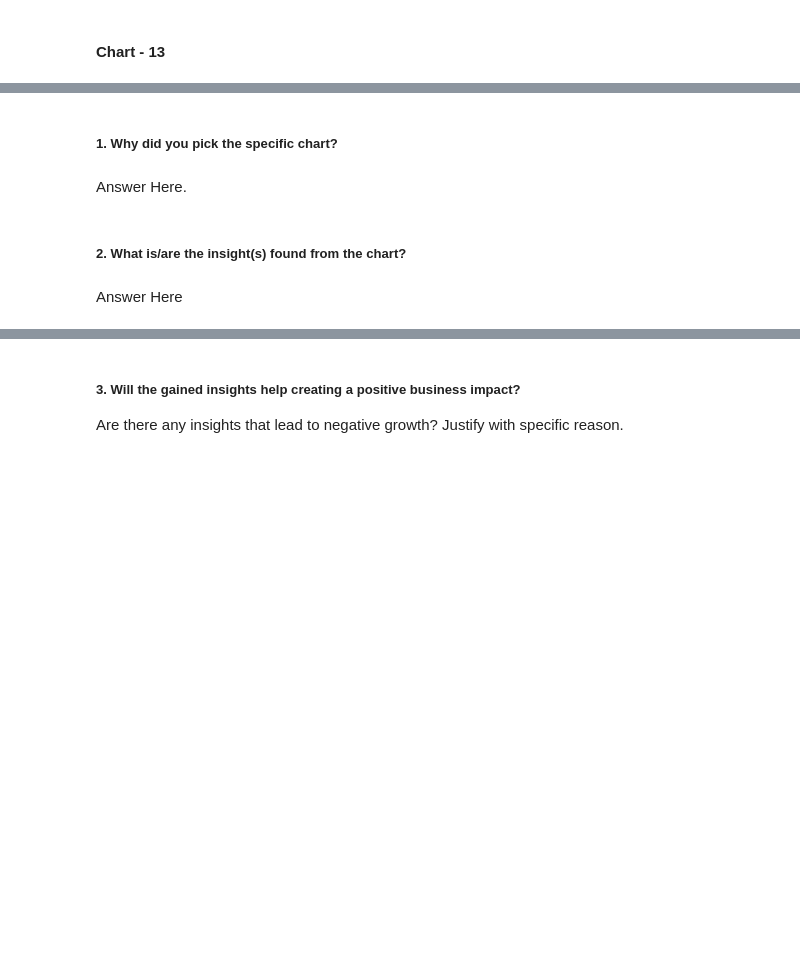
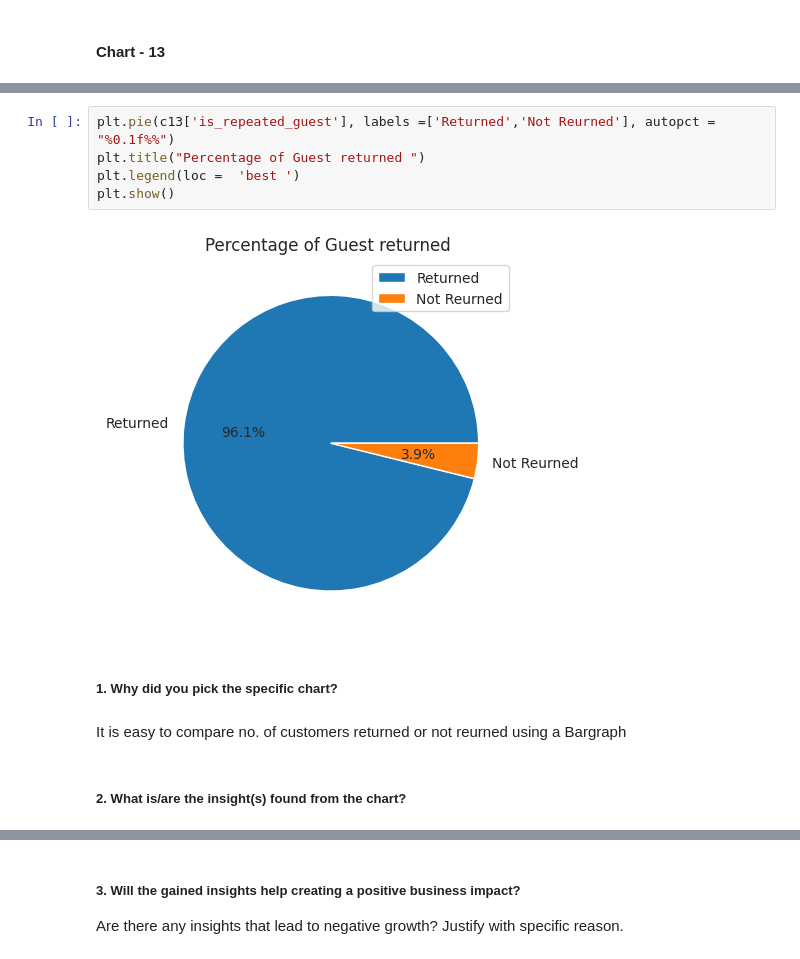
Before and after one commit to Hrishik-D/CapstoneProject_EDA_Hotel_Analysis, a Jupyter notebook: EDA_Hotel_Analysis_Individual.ipynb, the cells around one changed output, grey strips where cells are left out. Drawn from its saved outputs; the diff is of its cells as text; blank space fills up the shorter version.

```diff
--- a/EDA_Hotel_Analysis_Individual.ipynb
+++ b/EDA_Hotel_Analysis_Individual.ipynb
@@ -802,8 +820,13 @@ Are there any insights that lead to negative growth? Justify with specific reaso
+# %%
+plt.pie(c13['is_repeated_guest'], labels =['Returned','Not Reurned'], autopct = "%0.1f%%")
+plt.title("Percentage of Guest returned ")
+plt.legend(loc =  'best ')
+plt.show()
+# %% [output]
+[figure, added]
 # %% [markdown]
 ##### 1. Why did you pick the specific chart?
-# %% [markdown]
-Answer Here.
+# %% [markdown]
+It is easy to compare no. of customers returned or not reurned using a Bargraph
 # %% [markdown]
 ##### 2. What is/are the insight(s) found from the chart?
-# %% [markdown]
-Answer Here
```
Also changed, not shown: parts of 12 cells of this notebook.
